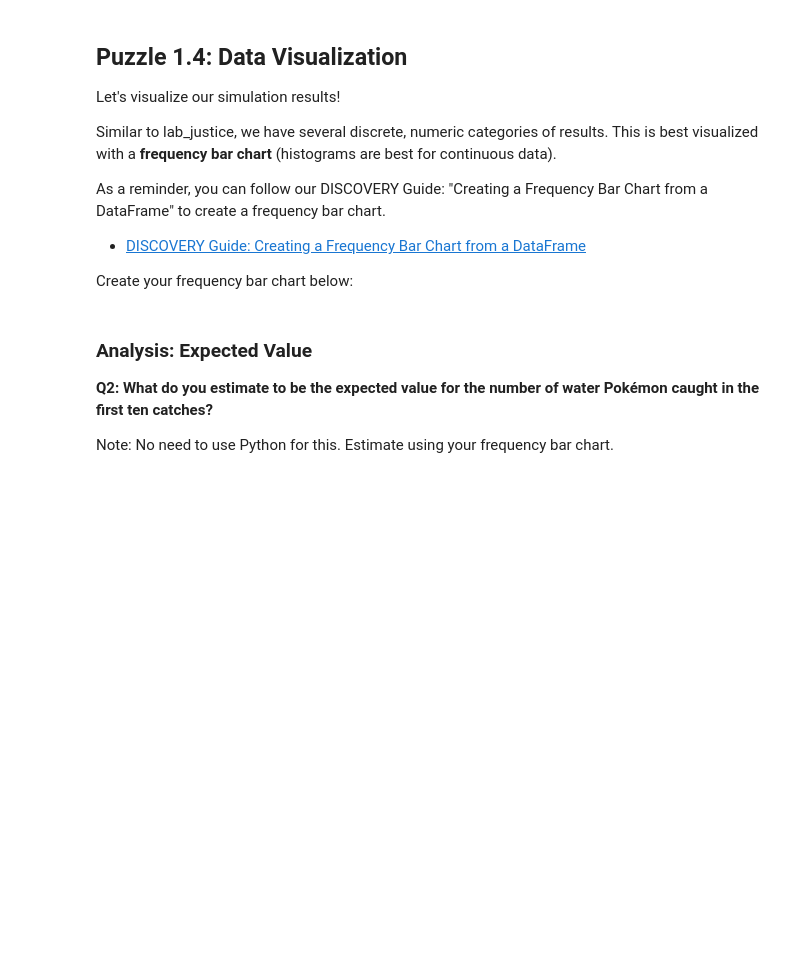
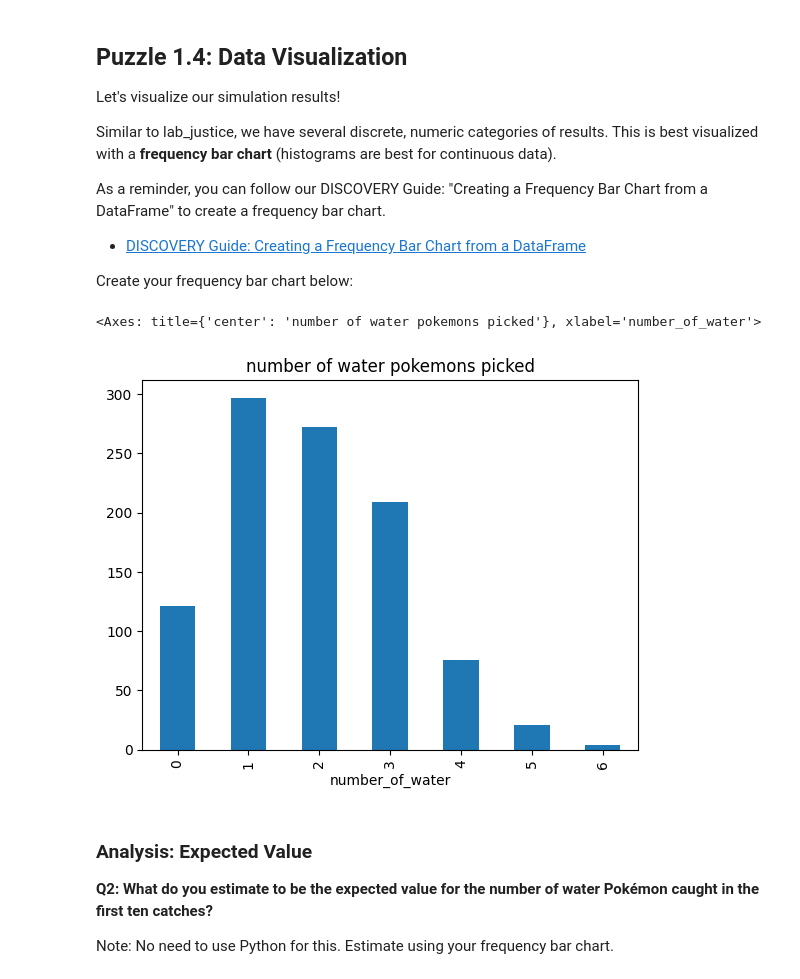
Before and after one commit to jonathan-cky/STAT107, a Jupyter notebook: lab_random_variable/lab_random_variable.ipynb, the cells around one changed output. Drawn from its saved outputs; the diff is of its cells as text; code cells hidden in the pictures; blank space fills up the shorter version.

```diff
--- a/lab_random_variable/lab_random_variable.ipynb
+++ b/lab_random_variable/lab_random_variable.ipynb
@@ -46,3 +46,7 @@ This means we will use a specific dataset that contains **Gen. One Pokémon** al
 The "Gen. One Pokemon Dataset" is available as `pokemon.csv`
 
 Use Pandas to load this dataset into a DataFrame named `df`:
+# %%
+import pandas as pd
+df = pd.read_csv("pokemon.csv")
+df
@@ -112,6 +140,11 @@ In the following cell, define a **function** `catch10` that will `return` the **
 
 
 (*Hint*: In previous assignments, we have used `df.sample(n = 10)` in order to randomly select 10 rows from a DataFrame. But `df.sample(n = 10)` samples without replacement. Now that we want to sample 10 rows from the original DataFrame `df` with replacement, we can write `df.sample(n = 10, replace = True)` ).
+# %%
+def catch10():
+    sam = df.sample(n = 10, replace=True)
+    num = len(sam[sam["Type1"] == "water"])
+    return num
 # %% [markdown]
 ### 🔬 Test Case Checkpoint 🔬
 # %%
@@ -142,3 +177,10 @@ print()
 Now, using your `catch10` function from above, **write a simulation** to simulate the number of water Pokémon caught if you were to **repeat** these ten catches **1,000 times**.
 
 Store your results in a DataFrame `df_water` with a column named `number_of_water`.
+# %%
+lst = []
+for i in range(1000):
+    ans = catch10()
+    lst.append({"number_of_water" : ans})
+df_water = pd.DataFrame(lst)
+df_water
@@ -183,6 +241,12 @@ As a reminder, you can follow our DISCOVERY Guide: "Creating a Frequency Bar Cha
 - [DISCOVERY Guide: Creating a Frequency Bar Chart from a DataFrame](https://discovery.cs.illinois.edu/guides/Data-Visualization/value-counts-bar-chart/)
 
 Create your frequency bar chart below:
+# %%
+plot1 = df_water["number_of_water"].value_counts().sort_index()
+plot1.plot.bar(title = "number of water pokemons picked")
+# %% [output]
+<Axes: title={'center': 'number of water pokemons picked'}, xlabel='number_of_water'>
+[figure, added]
 # %% [markdown]
 ### Analysis: Expected Value
 
```
Also changed, not shown: parts of 45 cells of this notebook.
